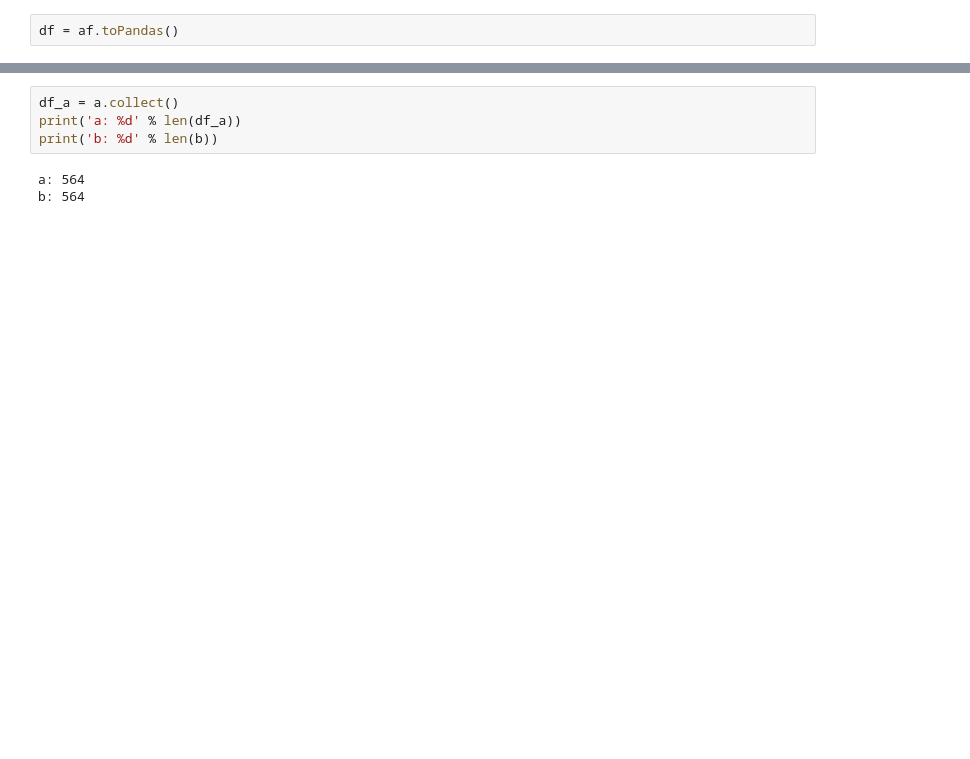
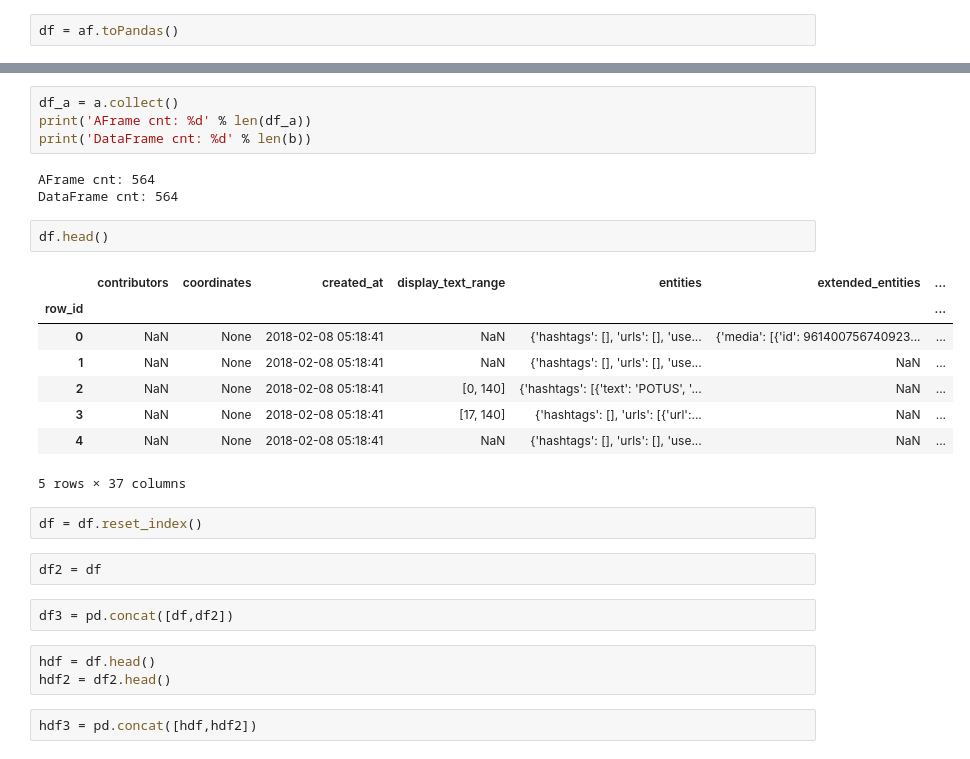
Before and after one commit to psinthong/AFrame, a Jupyter notebook: AFrame.ipynb, the cells around one changed output, grey strips where cells are left out. Drawn from its saved outputs; the diff is of its cells as text; blank space fills up the shorter version.

```diff
--- a/AFrame.ipynb
+++ b/AFrame.ipynb
@@ -143,7 +145,29 @@ b.head(2)
 # %%
 df_a = a.collect()
-print('a: %d' % len(df_a))
-print('b: %d' % len(b))
+print('AFrame cnt: %d' % len(df_a))
+print('DataFrame cnt: %d' % len(b))
 # %% [output]
-a: 564
-b: 564
+AFrame cnt: 564
+DataFrame cnt: 564
+# %%
+df.head()
+# %% [output]
+|  | contributors | coordinates | created_at | display_text_range | entities | extended_entities | ... |
+| row_id |  |  |  |  |  |  | ... |
+| 0 | NaN | None | 2018-02-08 05:18:41 | NaN | {'hashtags': [], 'urls': [], 'use... | {'media': [{'id': 961400756740923... | ... |
+| 1 | NaN | None | 2018-02-08 05:18:41 | NaN | {'hashtags': [], 'urls': [], 'use... | NaN | ... |
+| 2 | NaN | None | 2018-02-08 05:18:41 | [0, 140] | {'hashtags': [{'text': 'POTUS', '... | NaN | ... |
+| 3 | NaN | None | 2018-02-08 05:18:41 | [17, 140] | {'hashtags': [], 'urls': [{'url':... | NaN | ... |
+| 4 | NaN | None | 2018-02-08 05:18:41 | NaN | {'hashtags': [], 'urls': [], 'use... | NaN | ... |
+5 rows × 37 columns
+# %%
+df = df.reset_index()
+# %%
+df2 = df
+# %%
+df3 = pd.concat([df,df2])
+# %%
+hdf = df.head()
+hdf2 = df2.head()
+# %%
+hdf3 = pd.concat([hdf,hdf2])
```
Also changed, not shown: parts of 24 cells of this notebook, 3 other files.
